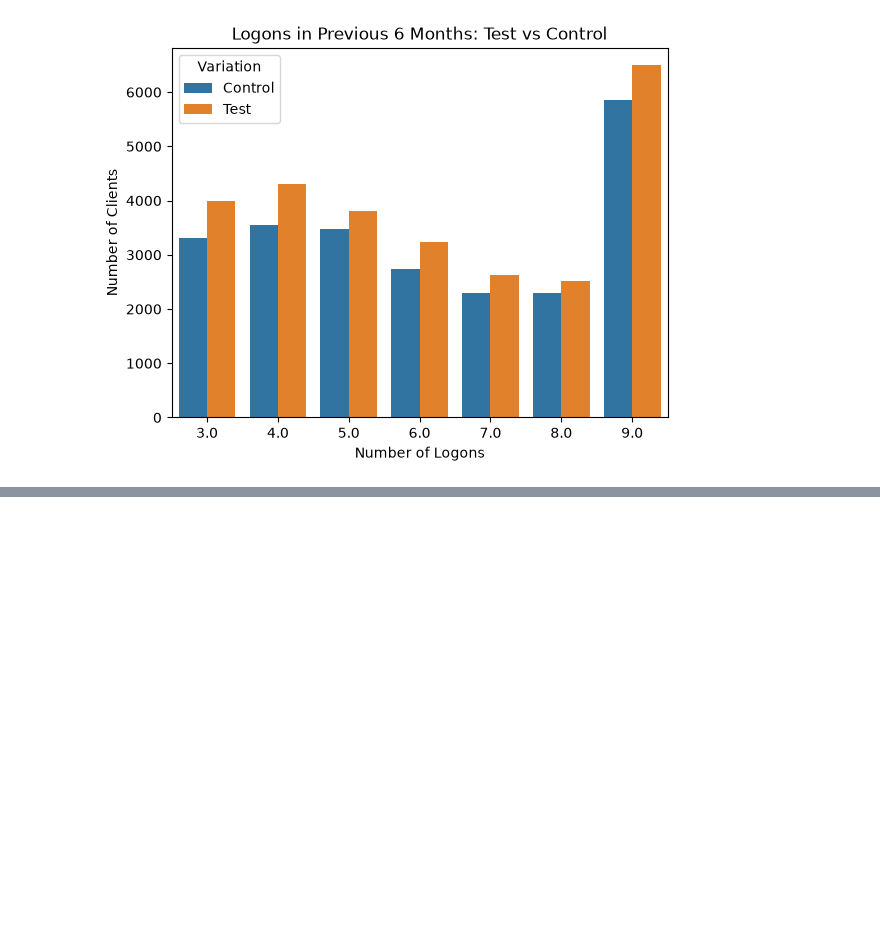
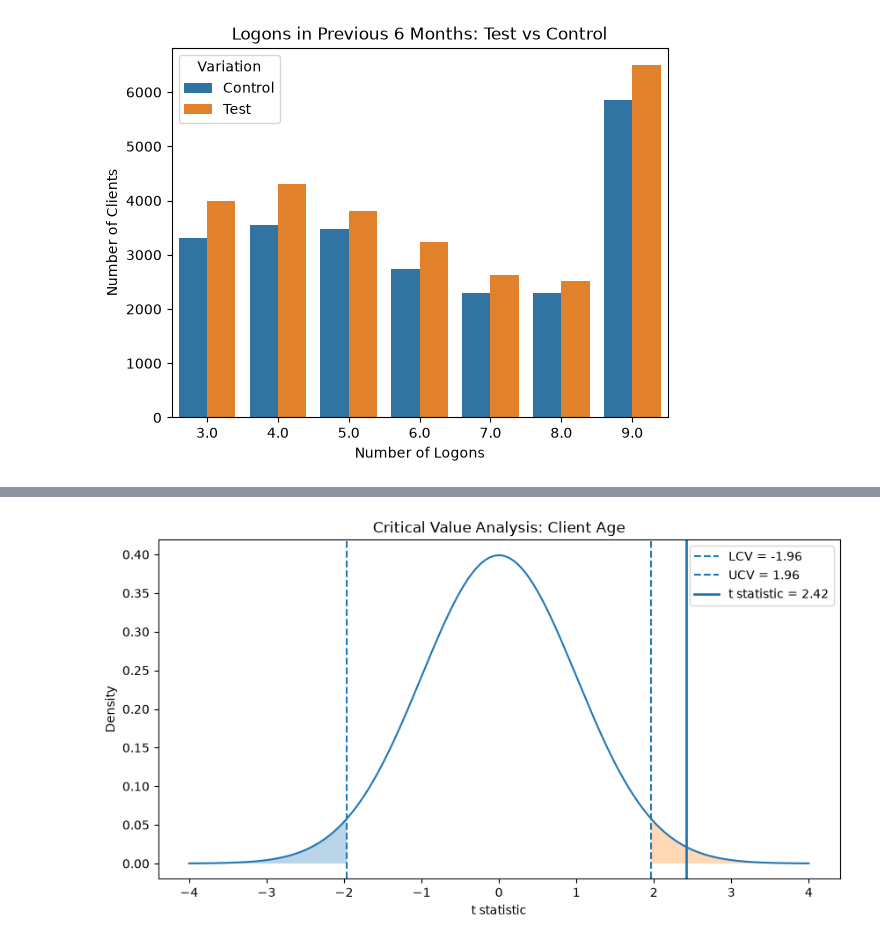
Before and after one commit to jannoelvero/Week_6_Project, a Jupyter notebook: notebooks/02_customer_profile_group_comparison.ipynb, the cells around one changed output, grey strips where cells are left out. Cells and saved outputs as stored; diff of their text form; code cells hidden in the pictures; blank space fills up the shorter version.

Commit message:
updated analysis and update README

```diff
--- a/notebooks/02_customer_profile_group_comparison.ipynb
+++ b/notebooks/02_customer_profile_group_comparison.ipynb
@@ -836,0 +943,11 @@ plt.show()
+# %%
+
+
+t_stat, p_value = stats.ttest_ind(
+    control_age,
+    test_age,
+    equal_var=True
+)
+
+print("t-statistic:", round(t_stat, 4))
+print("p-value:", round(p_value, 4))
@@ -836,0 +988,77 @@ plt.show()
+# %%
+
+
+import numpy as np
+import matplotlib.pyplot as plt
+from scipy import stats
+
+alpha = 0.05
+
+df_t = len(control_age) + len(test_age) - 2
+
+lcv = stats.t.ppf(alpha / 2, df_t)
+ucv = stats.t.ppf(1 - alpha / 2, df_t)
+
+x = np.linspace(-4, 4, 1000)
+y = stats.t.pdf(x, df_t)
+
+plt.figure(figsize=(10, 5))
+
+plt.plot(x, y)
+
+# Rejection regions
+plt.fill_between(
+    x,
+    0,
+    y,
+    where=(x <= lcv),
+    alpha=0.3
+)
+
+plt.fill_between(
+    x,
+    0,
+    y,
+    where=(x >= ucv),
+    alpha=0.3
+)
+
+# Critical values
+plt.axvline(
+    lcv,
+    linestyle="--",
+    label=f"LCV = {lcv:.2f}"
+)
+
+plt.axvline(
+    ucv,
+    linestyle="--",
+    label=f"UCV = {ucv:.2f}"
+)
+
+# Test statistic
+plt.axvline(
+    t_stat,
+    linewidth=2,
+    label=f"t statistic = {t_stat:.2f}"
+)
+
+plt.title("Critical Value Analysis: Client Age")
+plt.xlabel("t statistic")
+plt.ylabel("Density")
+
+plt.legend()
+plt.show()
+
+print("Alpha:", alpha)
+print("LCV:", round(lcv, 4))
+print("UCV:", round(ucv, 4))
+print("Test statistic:", round(t_stat, 4))
+print("p-value:", round(p_value, 4))
+
+if t_stat < lcv or t_stat > ucv:
+    print("Decision: Reject H0")
+else:
+    print("Decision: Fail to reject H0")
+# %% [output]
+[figure, added]
```
Also changed, not shown: parts of 132 cells of this notebook, 3 other files.
